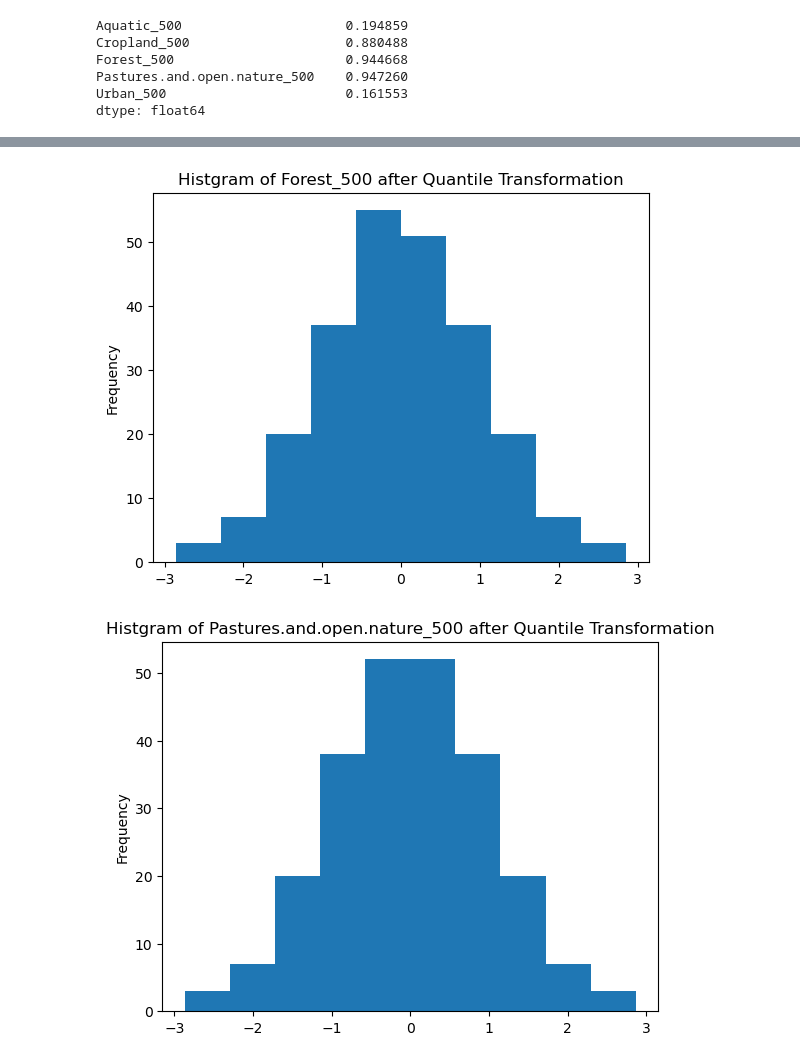
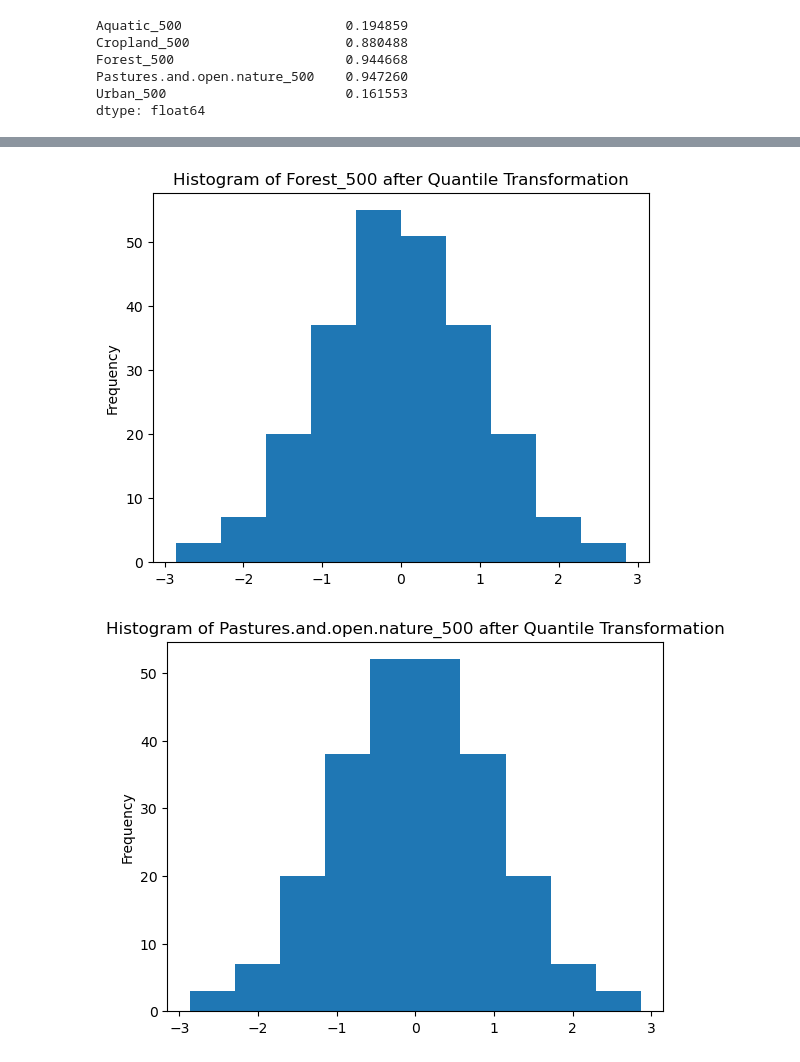
Before and after one commit to jingsday/ponderful_Scripts, a Jupyter notebook: ponderful_Scripts_random_forest/ponderful_Scripts_quantile_transformed.ipynb, the cells around one changed output, grey strips where cells are left out. Drawn from its saved outputs; the diff is of its cells as text; code cells hidden in the pictures.

```diff
--- a/ponderful_Scripts_random_forest/ponderful_Scripts_quantile_transformed.ipynb
+++ b/ponderful_Scripts_random_forest/ponderful_Scripts_quantile_transformed.ipynb
@@ -55,5 +55,5 @@ Phy_Che['Aquatic_500'].plot.hist()
 for i in phy_che_qt:
     fig = plt.figure()
     phy_che_qt[i].plot.hist()
-    plt.title(f'Histgram of {i} before transformation')
+    plt.title(f'Histogram of {i} before transformation')
 # %% [output]
@@ -69,5 +69,5 @@ for i in ['Natural_5.t', 'Aquatic_500.t', 'Cropland_500.t',
        'Forest_500.t', 'Pastures.and.open.nature_500.t', 'Urban_500.t']:
     fig = plt.figure()
     Phy_Che[i].plot.hist()
-    plt.title(f'Histgram of {i} previous transformation')
+    plt.title(f'Histogram of {i} previous transformation')
 # %% [output]
@@ -105,5 +105,5 @@ phy_che_qt_final = phy_che_qt.apply(normal_quantile_normalization)
 for i in phy_che_qt_final.columns:
     fig = plt.figure()
     phy_che_qt_final[i].plot.hist()
-    plt.title(f'Histgram of {i} after Quantile Transformation')
+    plt.title(f'Histogram of {i} after Quantile Transformation')
 # %% [output]
@@ -112,2 +112,2 @@ for i in phy_che_qt_final.columns:
-[figure, old version]
+[figure, new version]
-[figure, old version]
+[figure, new version]
```
Also changed, not shown: parts of 4 cells of this notebook.
